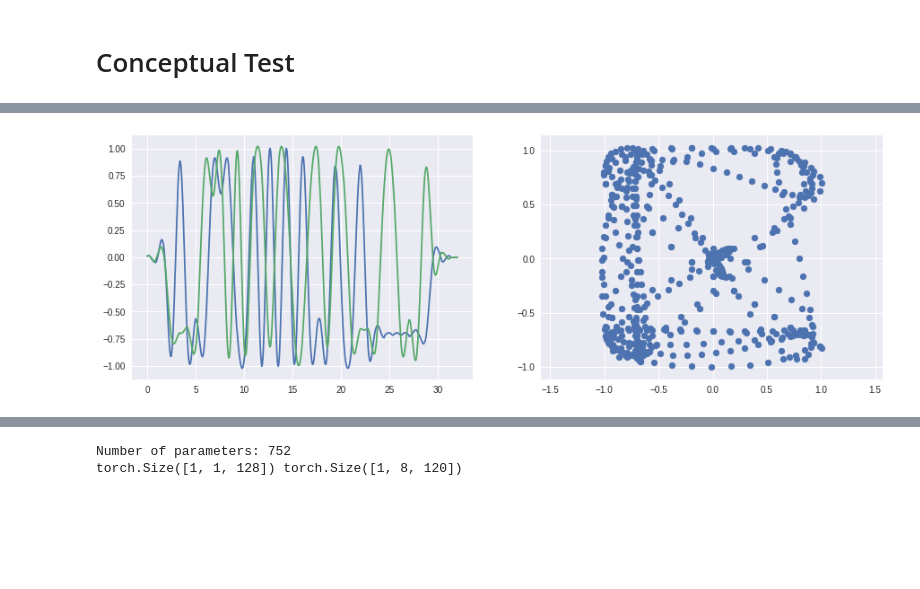
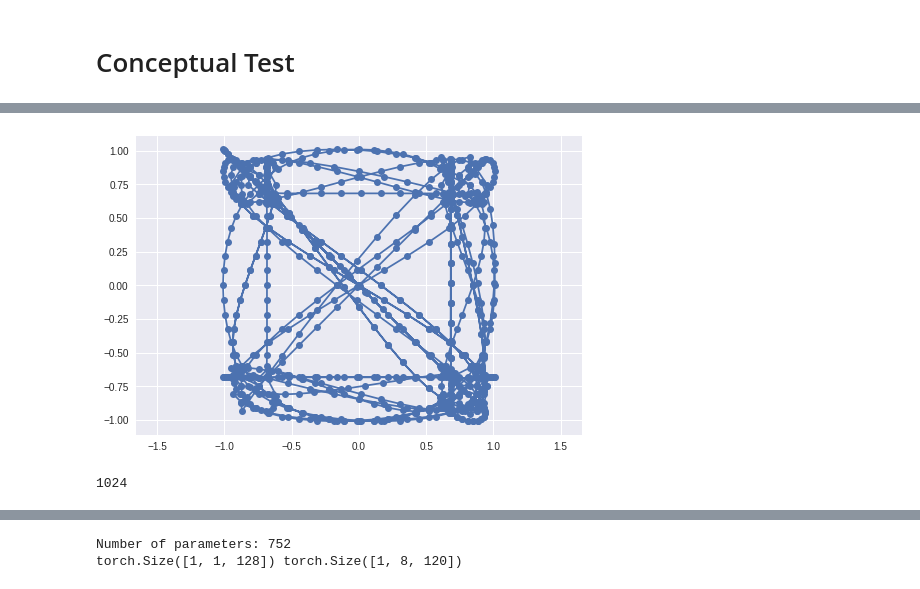
Before and after one commit to planewave/RF_neural_net, a Jupyter notebook: play_ground.ipynb, the cells around one changed output, grey strips where cells are left out. Saved outputs shown, nothing was run; the diff lists cells and outputs as text; code cells hidden in the pictures; blank space fills up the shorter version.

Commit message:
making PSK and GFSK generator functions

```diff
--- a/play_ground.ipynb
+++ b/play_ground.ipynb
@@ -10,13 +12,3 @@ import matplotlib.pyplot as plt
 # import torch.nn as nn
 # import torch.optim
 # torch.__version__
-# %%
-f = 3
-t = np.linspace(0, 1, 128)
-sig = np.exp(1j*2*np.pi*f*t)
-# sig.dtype
-plt.plot(t, sig.real)
-plt.plot(t, sig.imag)
-plt.show()
-# sig = np.vstack([sig.real, sig.imag])
-# sig.shape
@@ -86,29 +76,24 @@ def upsample(x, sps, zeros=True):
 
     return zo.flatten()
 # %%
-# QPSK generator
-M = 4 # QPSK
-SYMB = 32 # num of symbols
-beta, span, sps = 0.4, 6, 16
+def psk_gen(symb=64, M=4, beta=0.4, span=4, sps=16):
+    '''
+    generate baseband PSK signal
+    '''
+    rrc = rrcosdesign(beta, span, sps)
+    msg = np.random.randint(0, M, symb)
+    sig_mod = np.exp(1j*(np.pi/M+msg*(2*np.pi/M)))
+    sig_up = upsample(sig_mod, sps)
+    sig_pulse = np.convolve(sig_up, rrc)
+    return sig_pulse[int(sps*span/2):int(1-sps*span/2)]
 
-rrc = rrcosdesign(beta, span, sps)
-msg = np.random.randint(0, M, SYMB) # 0~3
-sig_mod = np.exp(1j*(np.pi/M+msg*(2*np.pi/M))) # k/4*pi k=0~3
-# pluse shaping
-sig_up = upsample(sig_mod, sps) # SYMB*sps (512,)
-sig_pulse = np.convolve(sig_up, rrc) # (607,)
-
-t = np.linspace(0, SYMB, sig_pulse.size)
-
-fig,ax = plt.subplots(1, 2, figsize=(15, 5))
-
-ax[0].plot(t, sig_pulse.real)
-ax[0].plot(t, sig_pulse.imag)
-# plt.show()
-ax[1].scatter(sig_pulse.real, sig_pulse.imag)
-ax[1].axis('equal')
+sig = psk_gen()
+plt.plot(sig.imag, sig.real, marker='o')
+plt.axis('equal')
 plt.show()
+sig.size
 # %% [output]
-[figure, old version]
+[figure, new version]
+1024
 # %%
 # GFSK generator
```
Also changed, not shown: parts of 3 cells of this notebook.
